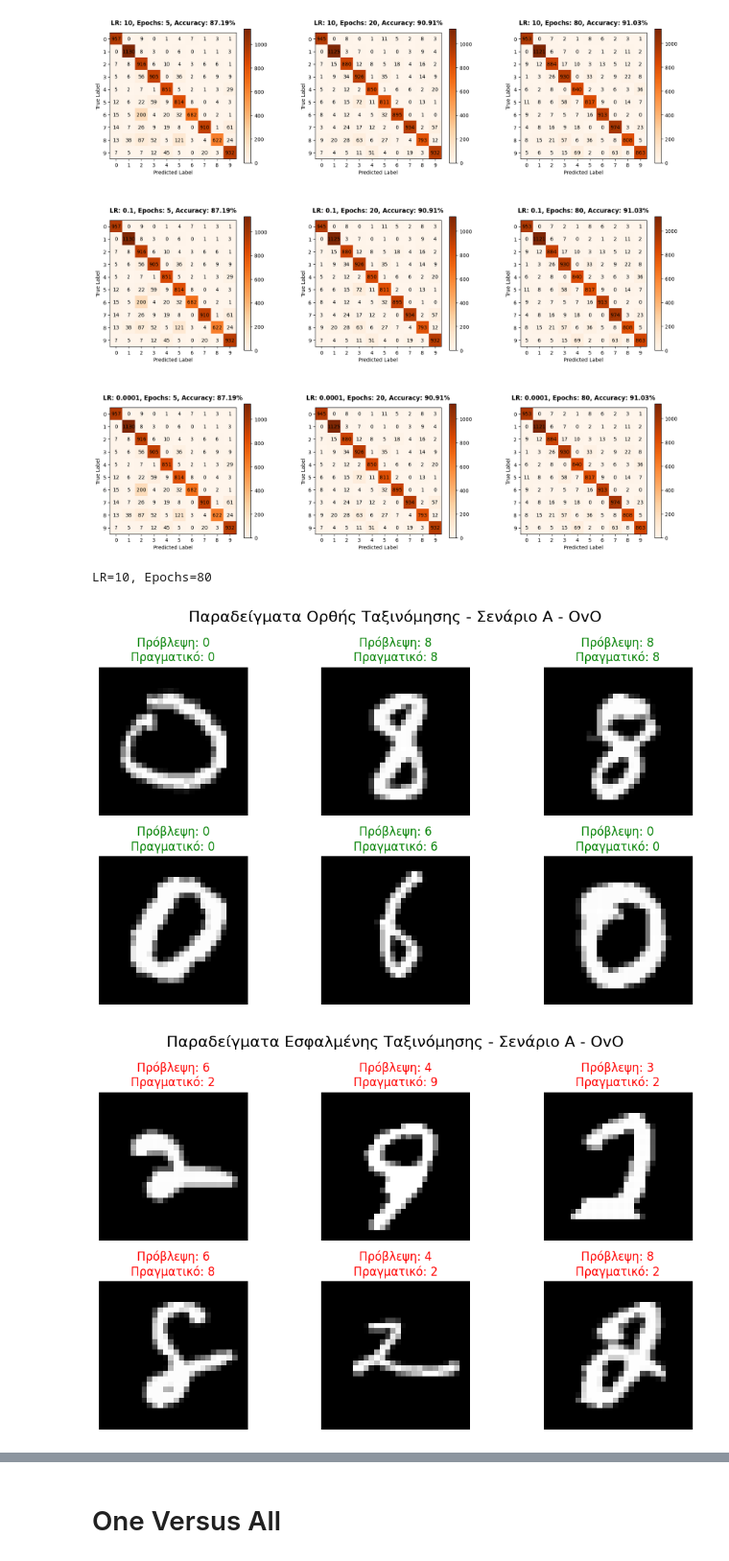
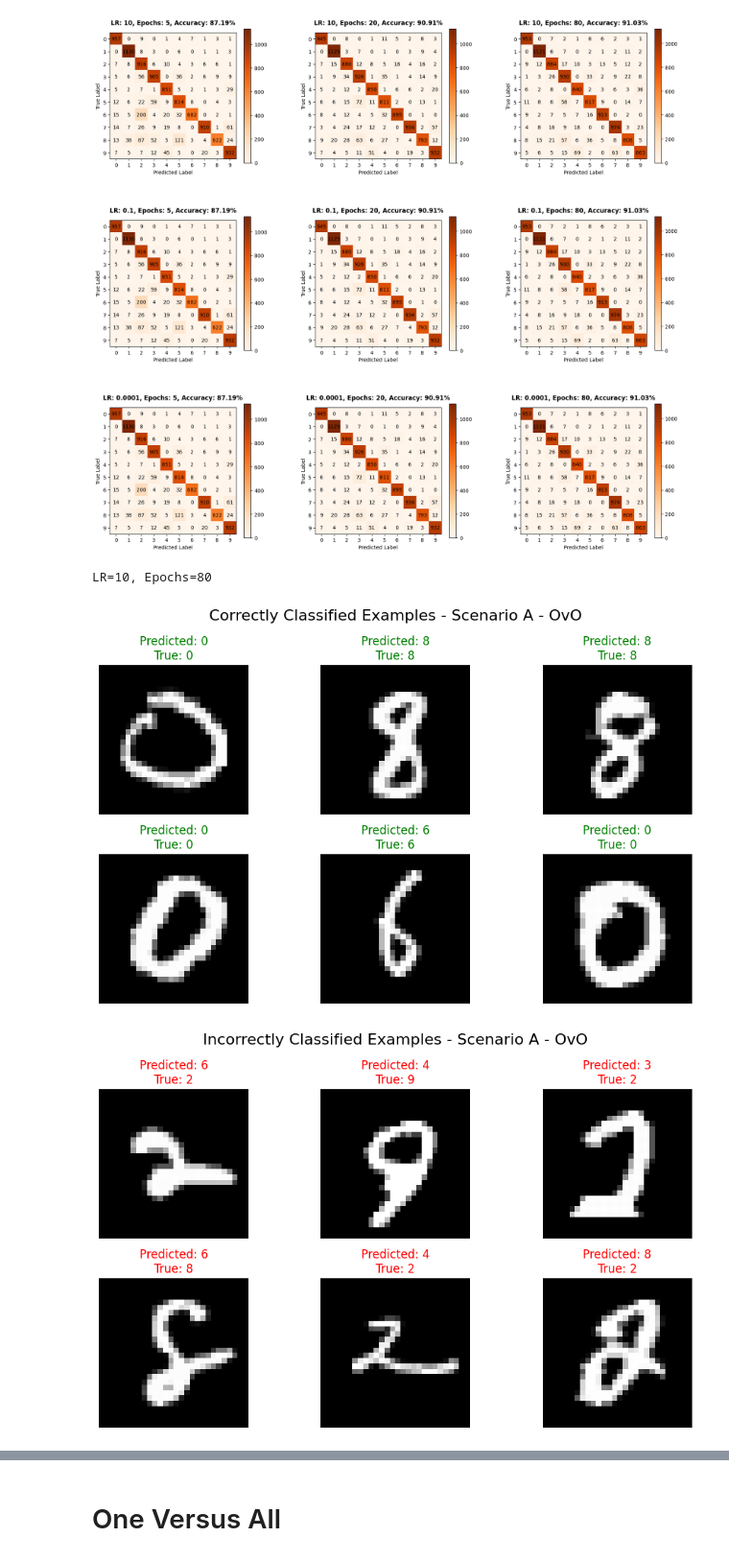
Before and after one commit to theodoral22/mnist-linear-classifiers, a Jupyter notebook: linear_classifiers.ipynb, the cells around one changed output, grey strips where cells are left out. Shown at 96% size. Saved outputs shown, nothing was run; the diff lists cells and outputs as text; code cells hidden in the pictures.

```diff
--- a/linear_classifiers.ipynb
+++ b/linear_classifiers.ipynb
@@ -242,63 +245,63 @@ Learning rate: 0.0001, Epochs: 20, Accuracy: 90.91%
 Learning rate: 0.0001, Epochs: 80, Accuracy: 91.03%
 [figure]
 # %%
-#παραδείγματα ορθής και εσφαλμένης ταξινόμησης
+# Examples of correct and incorrect classification
 print(best_params)
-y_test_int=y_test.astype(int) #μετατροπή σε ακεραίους
+y_test_int=y_test.astype(int) # Convert labels to integers
 
 correct=[]
 incorrect=[]
 
-#διαχωρισμός δεικτών σε σωστά και λάθος
+# Separate indices into correct and incorrect predictions
 for i in range(len(best_predictions)):
     if best_predictions[i]==y_test_int[i]:
         correct.append(i)
     else:
         incorrect.append(i)
 
-#επιλογή 6 τυχαίων παραδειγμάτων από κάθε κατηγορία
+# Select 6 random examples from each category
 num_examples=6
-np.random.seed(42) #κάθε φορά να βγάζει τα ίδια παραδείγματα
+np.random.seed(42) # Ensures the same examples are selected every time
 np.random.shuffle(correct)
 np.random.shuffle(incorrect)
 
 selected_correct=correct[:num_examples]
 selected_incorrect=incorrect[:num_examples]
 
-#ορθά παραδείγματα
-fig, axes=plt.subplots(2, 3, figsize=(10, 6))
-fig.suptitle("Παραδείγματα Ορθής Ταξινόμησης - Σενάριο Α - OvO", fontsize=16)
+# Correctly classified examples
+fig, axes = plt.subplots(2, 3, figsize=(10, 6))
+fig.suptitle("Correctly Classified Examples - Scenario A - OvO", fontsize=16)
 
-axes_flat = axes.flatten() #μετατροπή 2x3 πίνακα σε μονοδιάστατο
+axes_flat = axes.flatten() # Flatten the 2x3 matrix into a 1D array
 
 for j, idx in enumerate(selected_correct):
-    img=X_test[idx].reshape(28, 28) #μετατροπή των 784 pixels σε εικόνα 28x28
+    img=X_test[idx].reshape(28, 28) # Reshape the 784 pixels back to a 28x28 image
     axes_flat[j].imshow(img, cmap='gray')
-    axes_flat[j].set_title(f"Πρόβλεψη: {best_predictions[idx]}\nΠραγματικό: {y_test_int[idx]}", color="green")
+    axes_flat[j].set_title(f"Predicted: {best_predictions[idx]}\nTrue: {y_test_int[idx]}", color="green")
     axes_flat[j].axis('off')
 
 plt.tight_layout()
-plt.savefig("correct_ovo_A")
+plt.savefig("correct_ovo_A.png")
 plt.show()
 
-print("\n"+ " "*60+"\n")
+print("\n"+ " " * 60 + "\n")
 
-#εσφαλμένα παραδείγματα
+# Incorrectly classified examples
 fig, axes=plt.subplots(2, 3, figsize=(10, 6))
-fig.suptitle("Παραδείγματα Εσφαλμένης Ταξινόμησης - Σενάριο Α - OvO", fontsize=16)
+fig.suptitle("Incorrectly Classified Examples - Scenario A - OvO", fontsize=16)
 
-axes_flat = axes.flatten() #μετατροπή 2x3 πίνακα σε μονοδιάστατο
+axes_flat = axes.flatten() # Flatten the 2x3 matrix into a 1D array
 
 for j, idx in enumerate(selected_incorrect):
-    img=X_test[idx].reshape(28, 28) #μετατροπή των 784 pixels σε εικόνα 28x28
+    img=X_test[idx].reshape(28, 28) # Reshape the 784 pixels back to a 28x28 image
     axes_flat[j].imshow(img, cmap='gray')
-    axes_flat[j].set_title(f"Πρόβλεψη: {best_predictions[idx]}\nΠραγματικό: {y_test_int[idx]}", color="red")
+    axes_flat[j].set_title(f"Predicted: {best_predictions[idx]}\nTrue: {y_test_int[idx]}", color="red")
     axes_flat[j].axis('off')
 
 plt.tight_layout()
-plt.savefig("incorrect_ovo_A")
+plt.savefig("incorrect_ovo_A.png")
 plt.show()
 # %% [output]
 LR=10, Epochs=80
-[figure, old version]
+[figure, new version]
-[figure, old version]
+[figure, new version]
```
Also changed, not shown: parts of 52 cells of this notebook.
